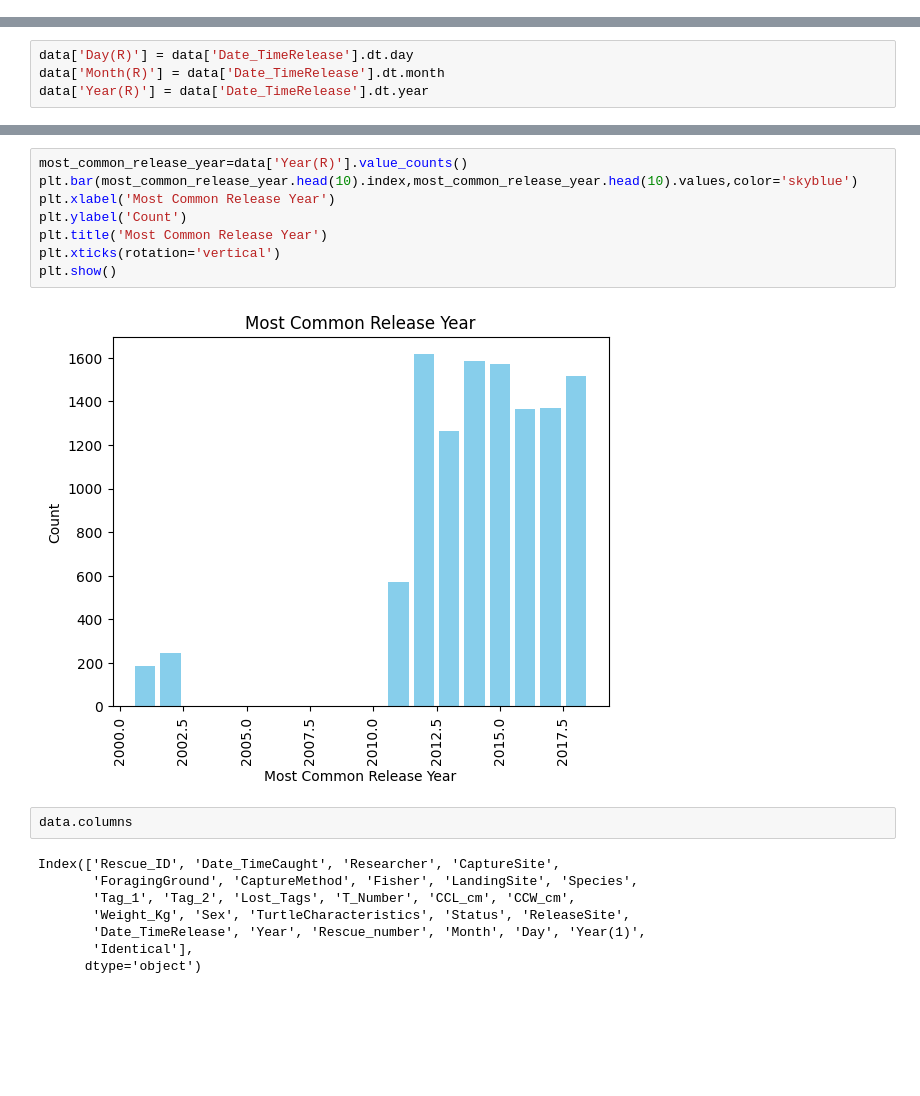
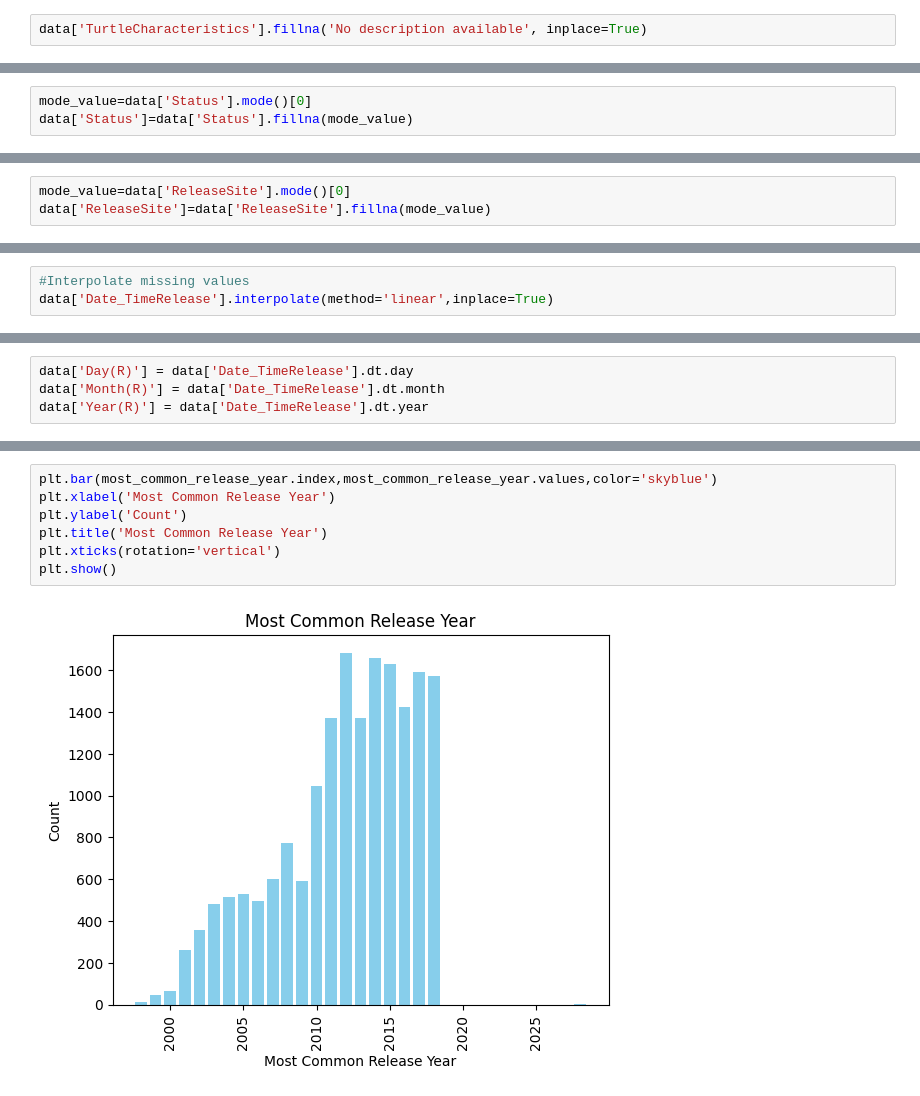
Before and after one commit to datakiptoo/Time_Series_Forecasting, a Jupyter notebook: challenge.ipynb, the cells around one changed output, grey strips where cells are left out. Cells and saved outputs as stored; diff of their text form; blank space fills up the shorter version.

```diff
--- a/challenge.ipynb
+++ b/challenge.ipynb
@@ -558,5 +587,7 @@ Name: count, dtype: int64
 18060    Green algae on carapace\ntip of left supra mis...
 18061    Thick pink patches of calcareous algae on cara...
 Name: TurtleCharacteristics, Length: 18062, dtype: object
+# %%
+data['TurtleCharacteristics'].fillna('No description available', inplace=True)
 # %%
  # Column "Status","Indicates whether the turtle is released or admitted to TRC"
@@ -574,3 +605,6 @@ Name: TurtleCharacteristics, Length: 18062, dtype: object
 18060    Released
 18061    Released
 Name: Status, Length: 18062, dtype: object
+# %%
+mode_value=data['Status'].mode()[0]
+data['Status']=data['Status'].fillna(mode_value)
@@ -606,6 +644,9 @@ data['ReleaseSite']
 18060    ReleaseSite_68
 18061    ReleaseSite_37
 Name: ReleaseSite, Length: 18062, dtype: object
+# %%
+mode_value=data['ReleaseSite'].mode()[0]
+data['ReleaseSite']=data['ReleaseSite'].fillna(mode_value)
 # %%
 most_common_release_sites=data['ReleaseSite'].value_counts()
 plt.bar(most_common_release_sites.head(10).index,most_common_release_sites.head(10).values,color='skyblue')
@@ -635,3 +676,6 @@ Name: Date_TimeRelease, Length: 18062, dtype: object
 # %%
 #Convert Date_TimeReleased to datetime object
 data['Date_TimeRelease']=pd.to_datetime(data['Date_TimeRelease'], format="%d/%m/%y",errors='coerce')
+# %%
+#Interpolate missing values
+data['Date_TimeRelease'].interpolate(method='linear',inplace=True)
@@ -662,23 +743,12 @@ Name: count, dtype: int64
 # %%
-most_common_release_year=data['Year(R)'].value_counts()
-plt.bar(most_common_release_year.head(10).index,most_common_release_year.head(10).values,color='skyblue')
+plt.bar(most_common_release_year.index,most_common_release_year.values,color='skyblue')
 plt.xlabel('Most Common Release Year')
 plt.ylabel('Count')
 plt.title('Most Common Release Year')
 plt.xticks(rotation='vertical')
 plt.show()
 # %% [output]
-[figure, old version]
+[figure, new version]
-# %%
-data.columns
-# %% [output]
-Index(['Rescue_ID', 'Date_TimeCaught', 'Researcher', 'CaptureSite',
-       'ForagingGround', 'CaptureMethod', 'Fisher', 'LandingSite', 'Species',
-       'Tag_1', 'Tag_2', 'Lost_Tags', 'T_Number', 'CCL_cm', 'CCW_cm',
-       'Weight_Kg', 'Sex', 'TurtleCharacteristics', 'Status', 'ReleaseSite',
-       'Date_TimeRelease', 'Year', 'Rescue_number', 'Month', 'Day', 'Year(1)',
-       'Identical'],
-      dtype='object')
 # %%
 #check for missing values
 data.isna().sum()
```
Also changed, not shown: parts of 46 cells of this notebook.
